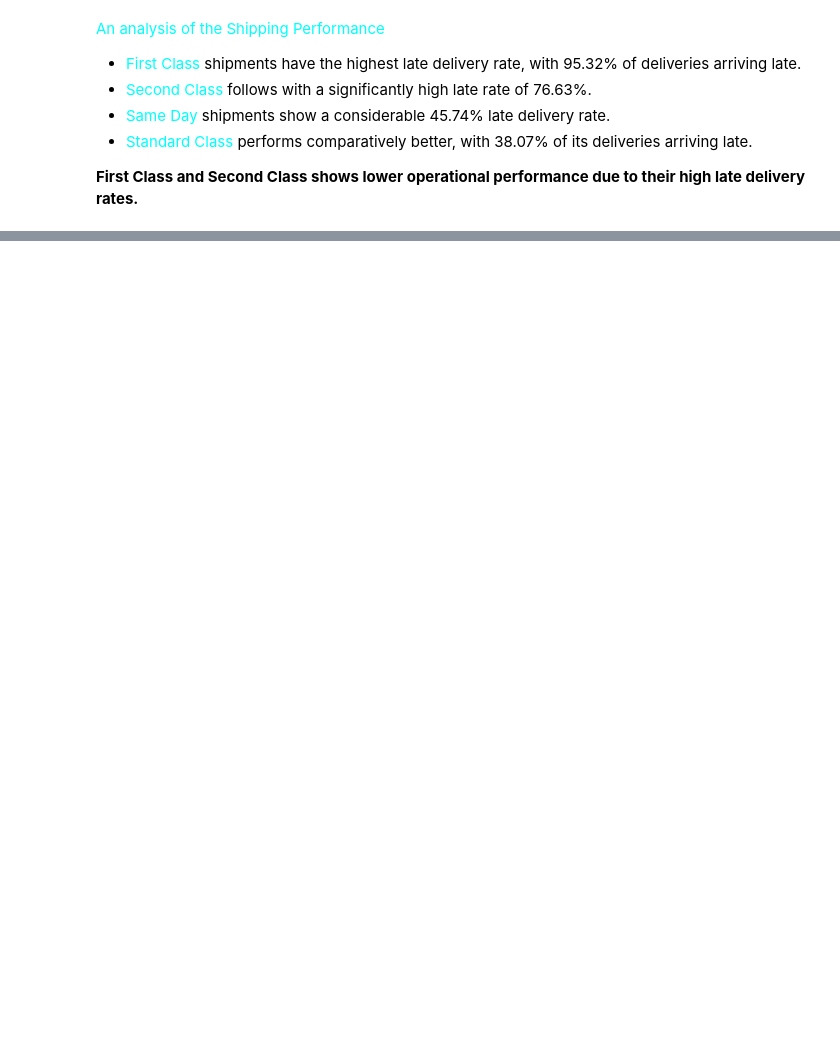
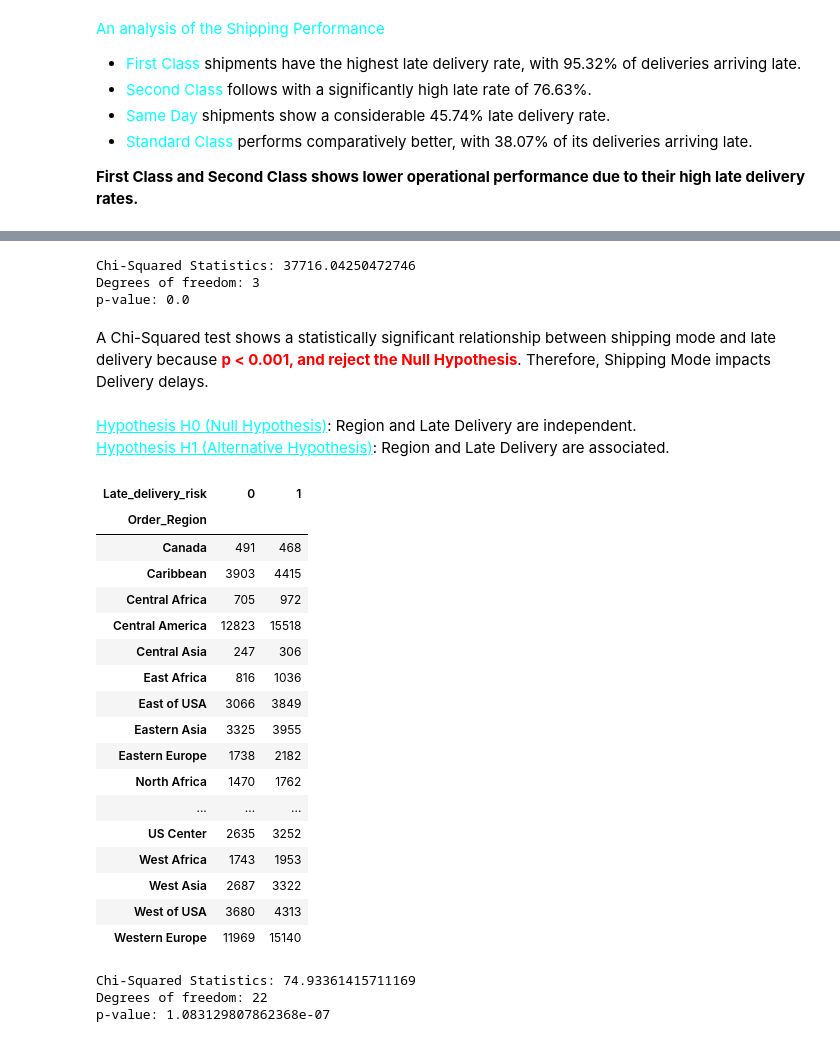
Before and after one commit to zaw-may/Supply-Chain-Analysis, a Jupyter notebook: NB02-SupplyChainHypothesis.ipynb, the cells around one changed output, grey strips where cells are left out. Saved outputs shown, nothing was run; the diff lists cells and outputs as text; code cells hidden in the pictures; blank space fills up the shorter version.

Commit message:
Implement Hypothesis

```diff
--- a/NB02-SupplyChainHypothesis.ipynb
+++ b/NB02-SupplyChainHypothesis.ipynb
@@ -32,0 +46,46 @@ shipping_mode_summary.sort_values(by='Late_percentage', ascending = False)
+# %%
+from scipy.stats import chi2_contingency
+chi2, p, dof, expected = chi2_contingency(shipping_contingency_table)
+print(f"Chi-Squared Statistics: {chi2}")
+print(f"Degrees of freedom: {dof}")
+print(f"p-value: {p}")
+# %% [output]
+Chi-Squared Statistics: 37716.04250472746
+Degrees of freedom: 3
+p-value: 0.0
+# %% [markdown]
+A Chi-Squared test shows a statistically significant relationship between shipping mode and late delivery because <b><font color ="red">p < 0.001, and reject the Null Hypothesis</font></b>. Therefore, Shipping Mode impacts Delivery delays.
+# %% [markdown]
+<font color = "Cyan"><u>Hypothesis H0 (Null Hypothesis)</u></font>: Region and Late Delivery are independent.<br>
+<font color = "Cyan"><u>Hypothesis H1 (Alternative Hypothesis)</u></font>: Region and Late Delivery are associated.
+# %%
+region_contingency_table = pd.crosstab(refined_data['Order_Region'], refined_data['Late_delivery_risk'])
+region_contingency_table
+# %% [output]
+| Late_delivery_risk | 0 | 1 |
+| Order_Region |  |  |
+| Canada | 491 | 468 |
+| Caribbean | 3903 | 4415 |
+| Central Africa | 705 | 972 |
+| Central America | 12823 | 15518 |
+| Central Asia | 247 | 306 |
+| East Africa | 816 | 1036 |
+| East of USA | 3066 | 3849 |
+| Eastern Asia | 3325 | 3955 |
+| Eastern Europe | 1738 | 2182 |
+| North Africa | 1470 | 1762 |
+| ... | ... | ... |
+| US Center | 2635 | 3252 |
+| West Africa | 1743 | 1953 |
+| West Asia | 2687 | 3322 |
+| West of USA | 3680 | 4313 |
+| Western Europe | 11969 | 15140 |
+# %%
+chi2, p, dof, expected = chi2_contingency(region_contingency_table)
+print(f"Chi-Squared Statistics: {chi2}")
+print(f"Degrees of freedom: {dof}")
+print(f"p-value: {p}")
+# %% [output]
+Chi-Squared Statistics: 74.93361415711169
+Degrees of freedom: 22
+p-value: 1.083129807862368e-07
```
Also changed, not shown: parts of 10 cells of this notebook, 1 other file.
